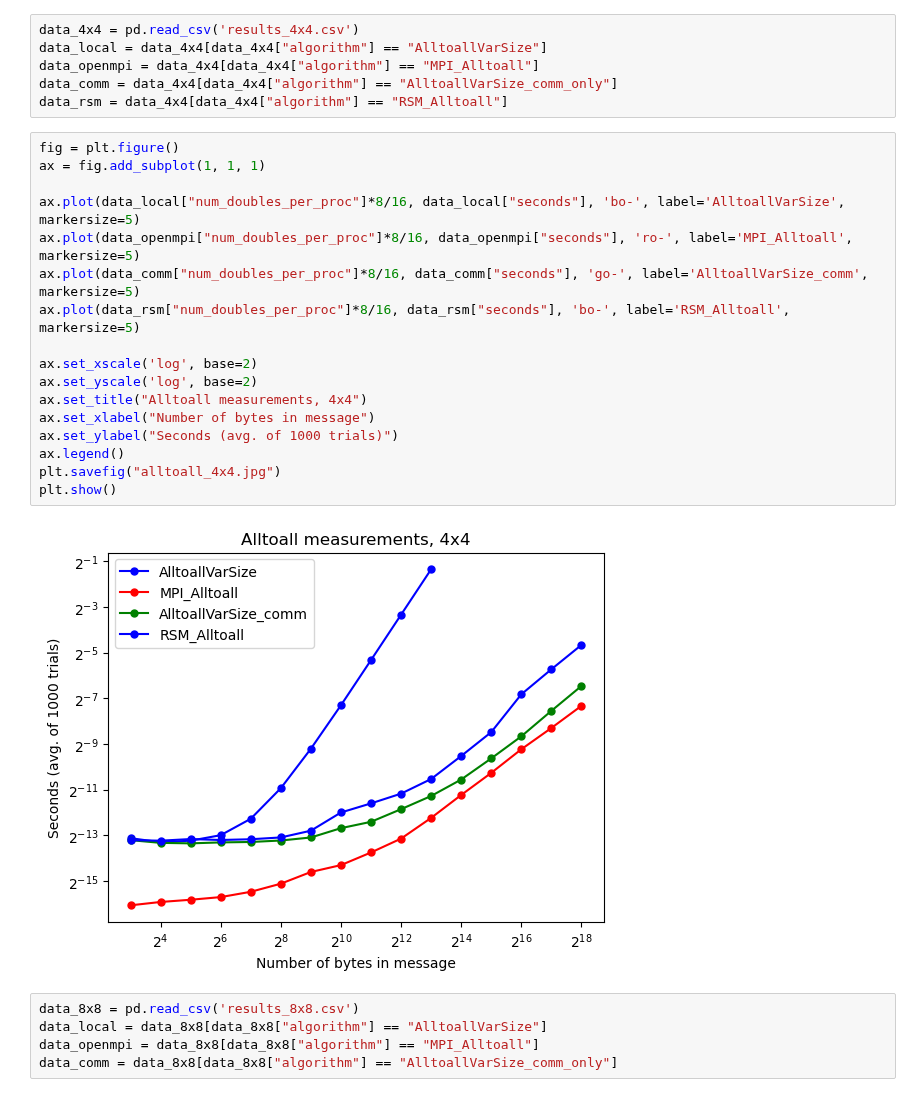
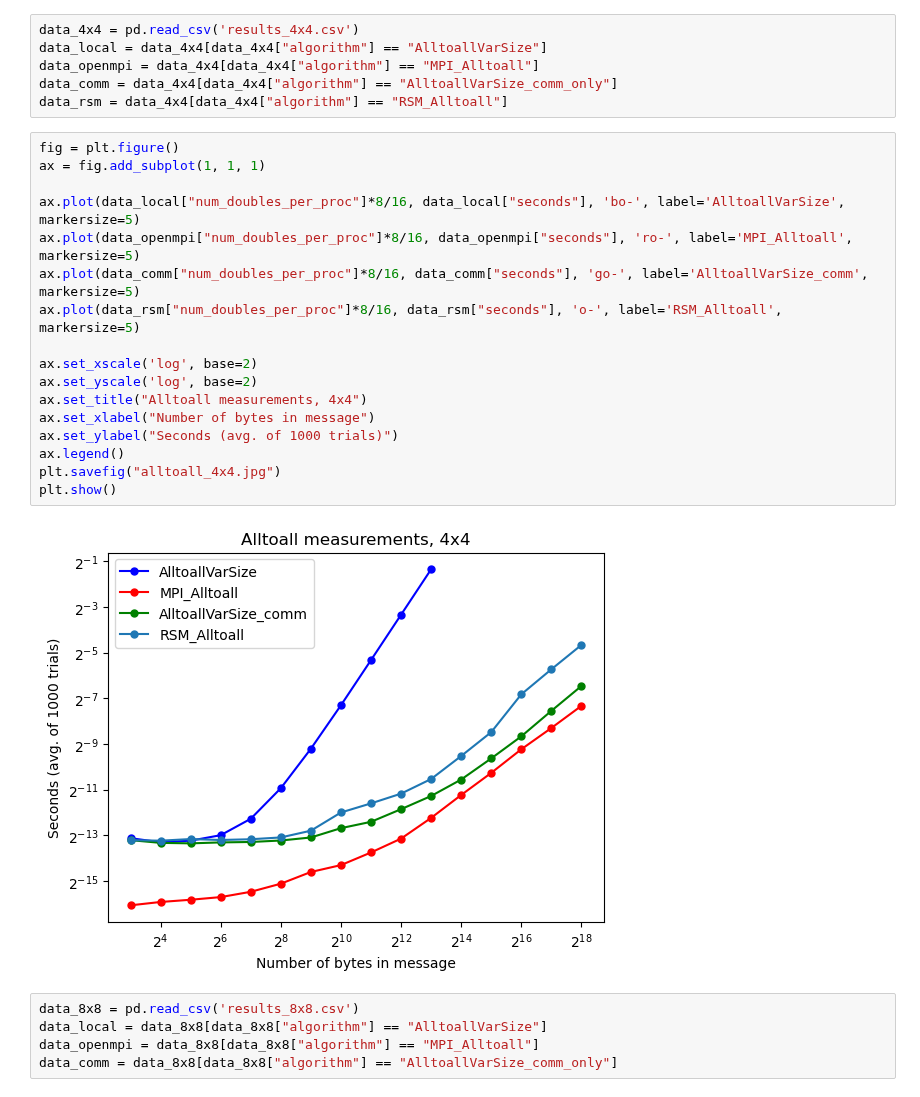
Before and after one commit to mctimm/CS542-Project, a Jupyter notebook: plots.ipynb, the cells around one changed output. Drawn from its saved outputs; the diff is of its cells as text.

Commit message:
update plots

```diff
--- a/plots.ipynb
+++ b/plots.ipynb
@@ -11,22 +11,22 @@ data_rsm = data_4x4[data_4x4["algorithm"] == "RSM_Alltoall"]
 # %%
 fig = plt.figure()
 ax = fig.add_subplot(1, 1, 1)
 
 ax.plot(data_local["num_doubles_per_proc"]*8/16, data_local["seconds"], 'bo-', label='AlltoallVarSize', markersize=5)
 ax.plot(data_openmpi["num_doubles_per_proc"]*8/16, data_openmpi["seconds"], 'ro-', label='MPI_Alltoall', markersize=5)
 ax.plot(data_comm["num_doubles_per_proc"]*8/16, data_comm["seconds"], 'go-', label='AlltoallVarSize_comm', markersize=5)
-ax.plot(data_rsm["num_doubles_per_proc"]*8/16, data_rsm["seconds"], 'bo-', label='RSM_Alltoall', markersize=5)
+ax.plot(data_rsm["num_doubles_per_proc"]*8/16, data_rsm["seconds"], 'o-', label='RSM_Alltoall', markersize=5)
 
 ax.set_xscale('log', base=2)
 ax.set_yscale('log', base=2)
 ax.set_title("Alltoall measurements, 4x4")
 ax.set_xlabel("Number of bytes in message")
 ax.set_ylabel("Seconds (avg. of 1000 trials)")
 ax.legend()
 plt.savefig("alltoall_4x4.jpg")
 plt.show()
 # %% [output]
-[figure, old version]
+[figure, new version]
 # %%
 data_8x8 = pd.read_csv('results_8x8.csv')
 data_local = data_8x8[data_8x8["algorithm"] == "AlltoallVarSize"]
```
